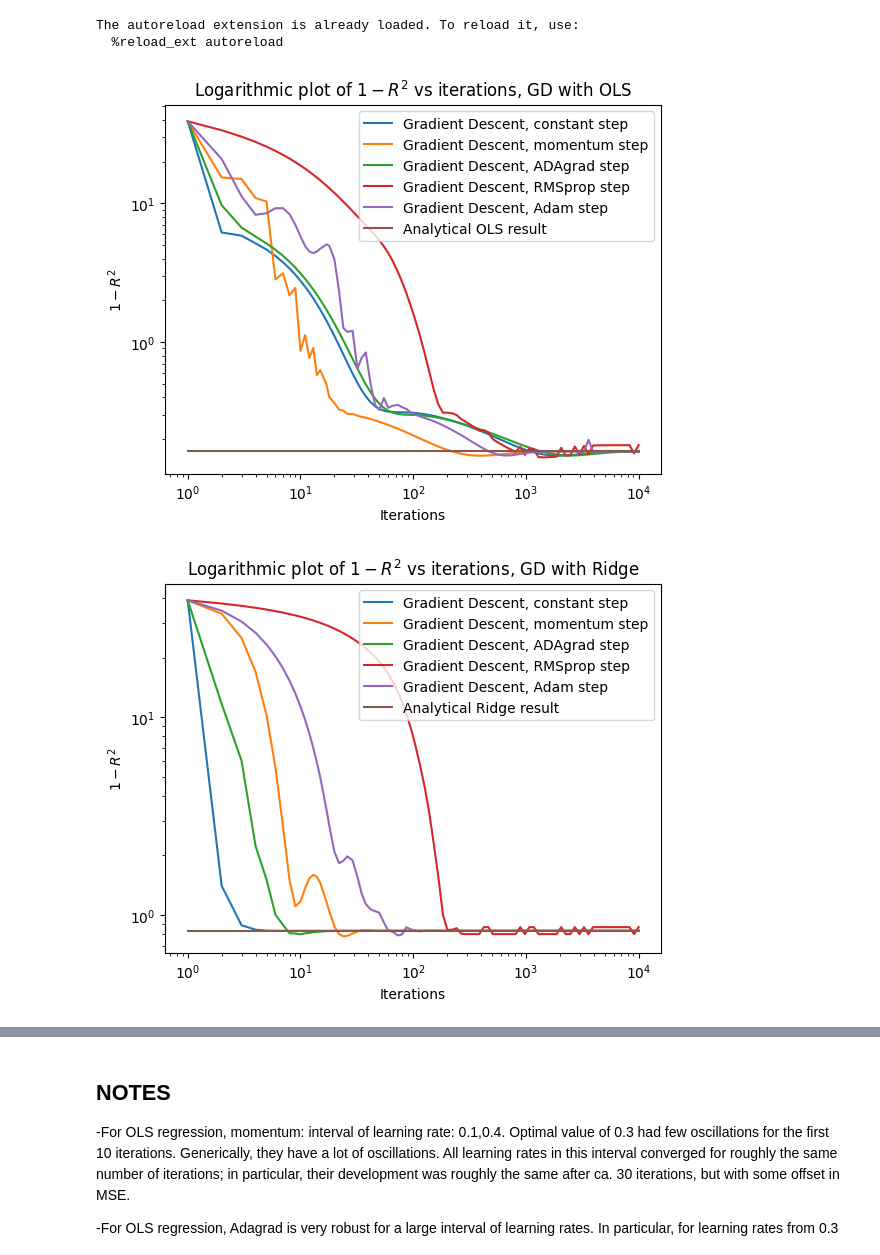
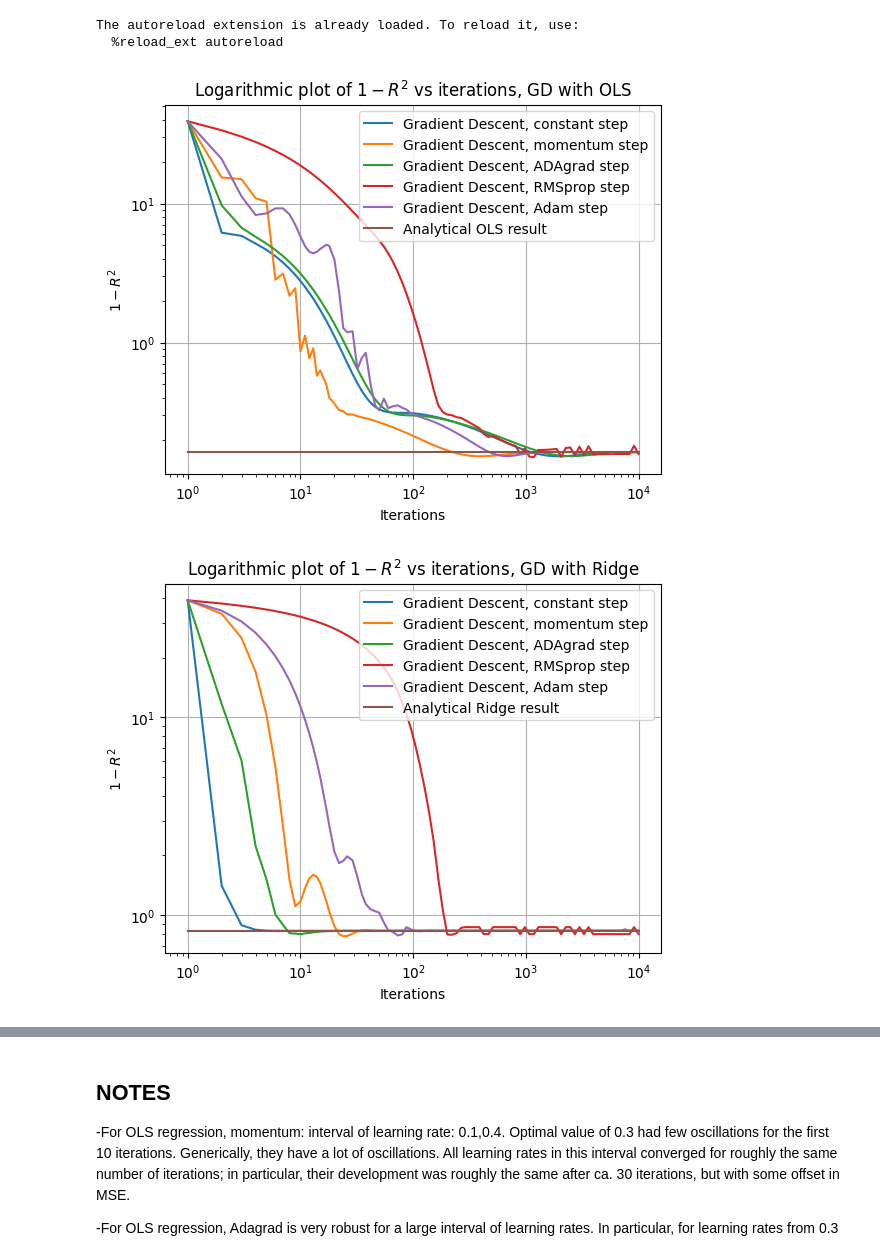
Before and after one commit to HeineEH/FYS-STK3155-4155_Project1, a Jupyter notebook: code/project_1d.ipynb, the cells around one changed output, grey strips where cells are left out. Drawn from its saved outputs; the diff is of its cells as text; code cells hidden in the pictures.

```diff
--- a/code/project_1d.ipynb
+++ b/code/project_1d.ipynb
@@ -63,15 +63,11 @@ plt.plot(mse_data_gd_ADAgrad[0], mse_data_gd_ADAgrad[1], label='Gradient Descent
 plt.plot(mse_data_gd_RMSprop[0], mse_data_gd_RMSprop[1], label='Gradient Descent, RMSprop step')
 plt.plot(mse_data_gd_Adam[0], mse_data_gd_Adam[1], label='Gradient Descent, Adam step')
 
-plt.xlabel("Iterations")
-plt.ylabel(r"$1 - R^2$")
-plt.title(r"Logarithmic plot of $1 - R^2$ vs iterations, GD with OLS")
-plt.loglog()
-plt.grid()
-plt.legend()
-
 sklearn_mse = gd_constant.analytical_OLS_mse()
 plt.plot(mse_data_gd_constant_step[0],np.ones(len(mse_data_gd_constant_step[0]))*sklearn_mse,label="Analytical OLS result")
+
+
+plt.title(r"Logarithmic plot of $1 - R^2$ vs iterations, GD with OLS")
 plt.xlabel("Iterations")
 plt.ylabel(r"$1 - R^2$")
 plt.loglog()
@@ -80,7 +76,7 @@ plt.legend(loc="upper right")
 
 plt.show()
 # %% [output]
-[figure, old version]
+[figure, new version]
 # %%
 # Ridge regression
 
@@ -105,28 +101,23 @@ mse_data_gd_Adam = gd_Adam.train(iterations=iterations)
 # %%
 plt.plot(mse_data_gd_constant_step[0], mse_data_gd_constant_step[1], label='Gradient Descent, constant step')
 plt.plot(mse_data_gd_momentum[0], mse_data_gd_momentum[1], label='Gradient Descent, momentum step')
 plt.plot(mse_data_gd_ADAgrad[0], mse_data_gd_ADAgrad[1], label='Gradient Descent, ADAgrad step')
 plt.plot(mse_data_gd_RMSprop[0], mse_data_gd_RMSprop[1], label='Gradient Descent, RMSprop step')
 plt.plot(mse_data_gd_Adam[0], mse_data_gd_Adam[1], label='Gradient Descent, Adam step')
 
-plt.xlabel("Iterations")
-plt.ylabel(r"$1 - R^2$")
-plt.title(r"Logarithmic plot of $1 - R^2$ vs iterations, GD with Ridge")
-plt.loglog()
-plt.grid()
-plt.legend(loc="upper right")
-
 sklearn_mse = gd_constant.analytical_Ridge_mse(10**1)
 plt.plot(mse_data_gd_constant_step[0],np.ones(len(mse_data_gd_constant_step[0]))*sklearn_mse,label="Analytical Ridge result")
+
+plt.title(r"Logarithmic plot of $1 - R^2$ vs iterations, GD with Ridge")
 plt.xlabel("Iterations")
 plt.ylabel(r"$1 - R^2$")
 plt.loglog()
 plt.grid()
 plt.legend(loc="upper right")
 
 plt.show()
 # %% [output]
-[figure, old version]
+[figure, new version]
 # %%
 # Ordinary gradient descent for different learning rates, OLS regression
 
```
Also changed, not shown: parts of 1 cell of this notebook, 1 other file.
